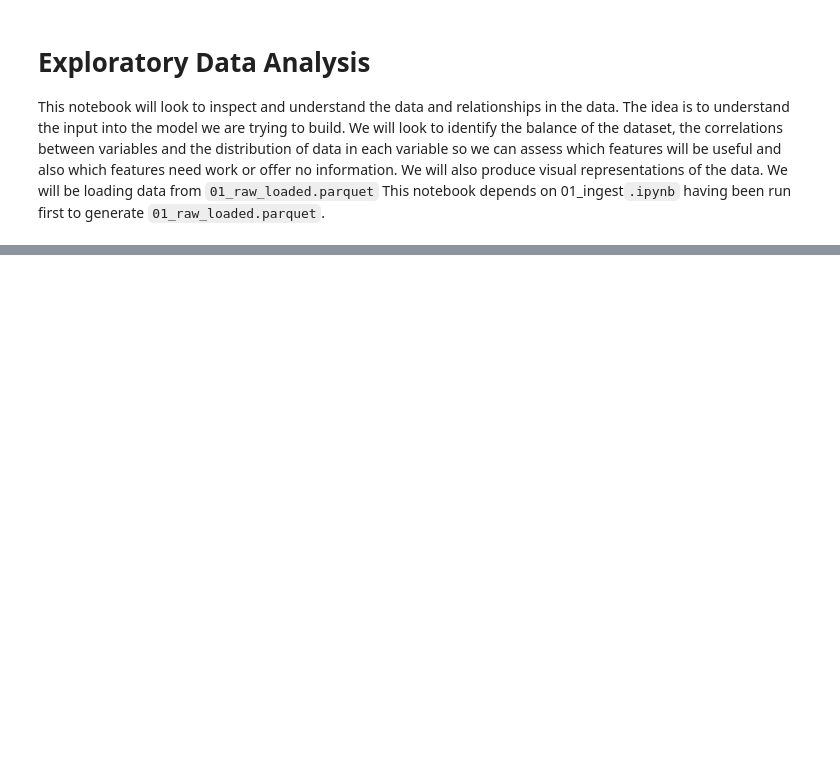
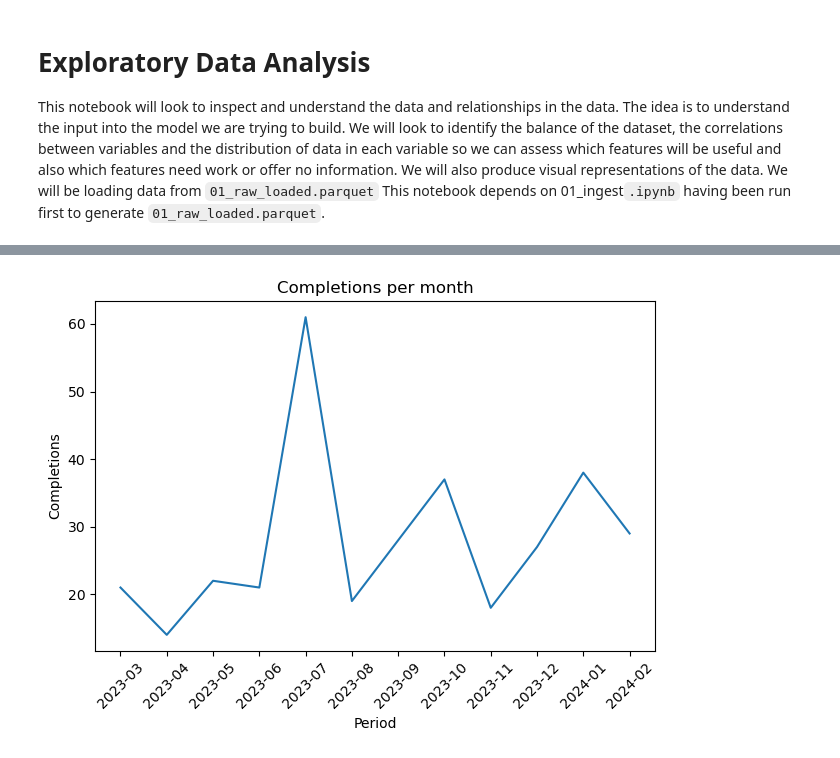
Before and after one commit to ashmatt31/grade-profile-ml, a Jupyter notebook: notebooks/02_eda.ipynb, the cells around one changed output, grey strips where cells are left out. Cells and saved outputs as stored; diff of their text form; code cells hidden in the pictures; blank space fills up the shorter version.

```diff
--- a/notebooks/02_eda.ipynb
+++ b/notebooks/02_eda.ipynb
@@ -26,0 +126,4 @@ df = pd.read_parquet(Path("data/processed/01_raw_loaded.parquet"))
+# %%
+df['Compl_month'] = df[DATE_COL].dt.month
+df['Compl_year'] = df[DATE_COL].dt.year
+df['period'] = df[DATE_COL].dt.to_period('M')
@@ -26,0 +139,5 @@ df = pd.read_parquet(Path("data/processed/01_raw_loaded.parquet"))
+# %%
+monthly_completions = df.groupby('period').size().reset_index()
+# %%
+monthly_completions.columns = ['period', 'completions']
+print(monthly_completions)
@@ -26,0 +158,14 @@ df = pd.read_parquet(Path("data/processed/01_raw_loaded.parquet"))
+# %%
+
+fig,ax = plt.subplots()
+
+ax.plot(monthly_completions['period'].astype('str'),monthly_completions['completions'])
+plt.xticks(rotation=45)
+
+ax.set_title('Completions per month')
+ax.set_xlabel('Period')
+ax.set_ylabel('Completions')
+plt.tight_layout()
+plt.show()
+# %% [output]
+[figure, added]
```
Also changed, not shown: parts of 24 cells of this notebook.
